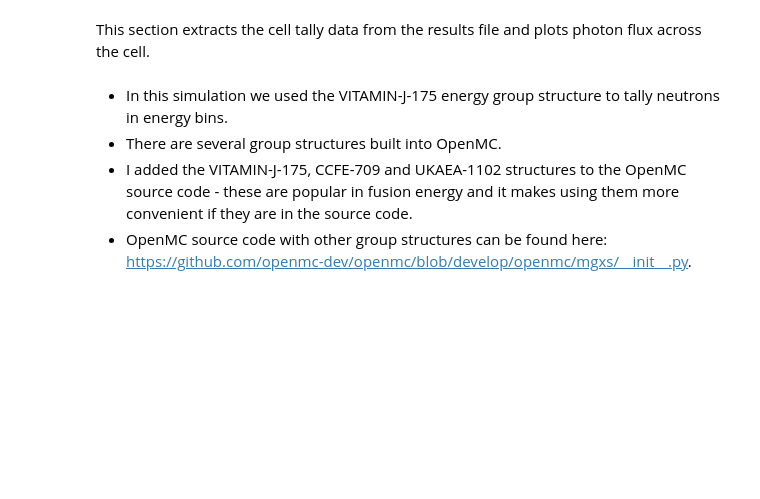
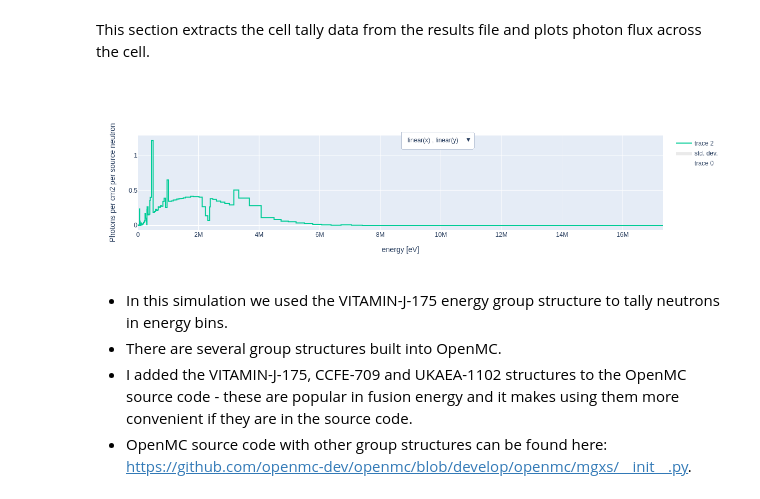
Before and after one commit to fusion-energy/neutronics-workshop, a Jupyter notebook: tasks/task_07_CSG_cell_tally_spectra/2_example_photon_spectra.ipynb, the cells around one changed output. Drawn from its saved outputs; the diff is of its cells as text; code cells hidden in the pictures; blank space fills up the shorter version.

Commit message:
making use of new spectrum plotter package

```diff
--- a/tasks/task_07_CSG_cell_tally_spectra/2_example_photon_spectra.ipynb
+++ b/tasks/task_07_CSG_cell_tally_spectra/2_example_photon_spectra.ipynb
@@ -96,23 +114,23 @@ results_filename = model.run()
 # %% [markdown]
 This section extracts the cell tally data from the results file and plots photon flux across the cell.
 # %%
-from plotting_utils import create_plotly_figure, add_trace_to_figure
-
 # open the results file
 results = openmc.StatePoint(results_filename)
 
 #extracts the tally values from the simulation results
 cell_tally = results.get_tally(name='cell_spectra_tally')
-cell_tally = cell_tally.get_pandas_dataframe()
 
+# imports a convenient plotting package
+from spectrum_plotter import plot_spectra
 
-fig = create_plotly_figure(y_axis_label='Photons per cm2 per source neutron')
-add_trace_to_figure(
-    figure=fig,
-    energy_bins=energy_bins,
-    values=cell_tally['mean'],
-    std_dev=cell_tally['std. dev.']
+plot_spectra(
+    spectra=cell_tally,
+    x_label = "energy [eV]",
+    y_label = "Photons per cm2 per source neutron",
+    plotting_package="plotly",  # matplotlib is another option, but plotly option provides a dropdown menu for changing axis scale
 )
+# %% [output]
+[figure, added]
 # %% [markdown]
 - In this simulation we used the VITAMIN-J-175 energy group structure to tally neutrons in energy bins.
 - There are several group structures built into OpenMC.
```
Also changed, not shown: parts of 1 cell of this notebook, 3 other files.
